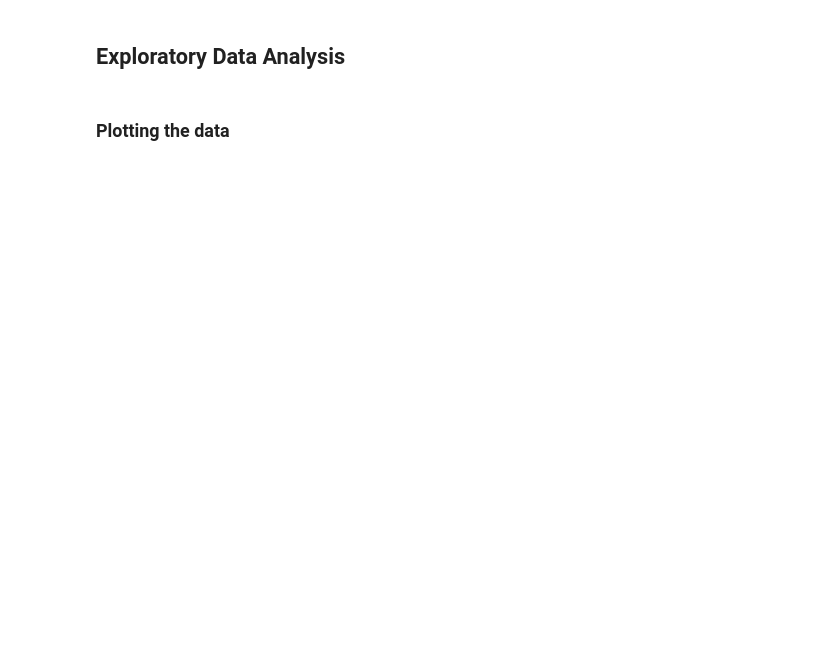
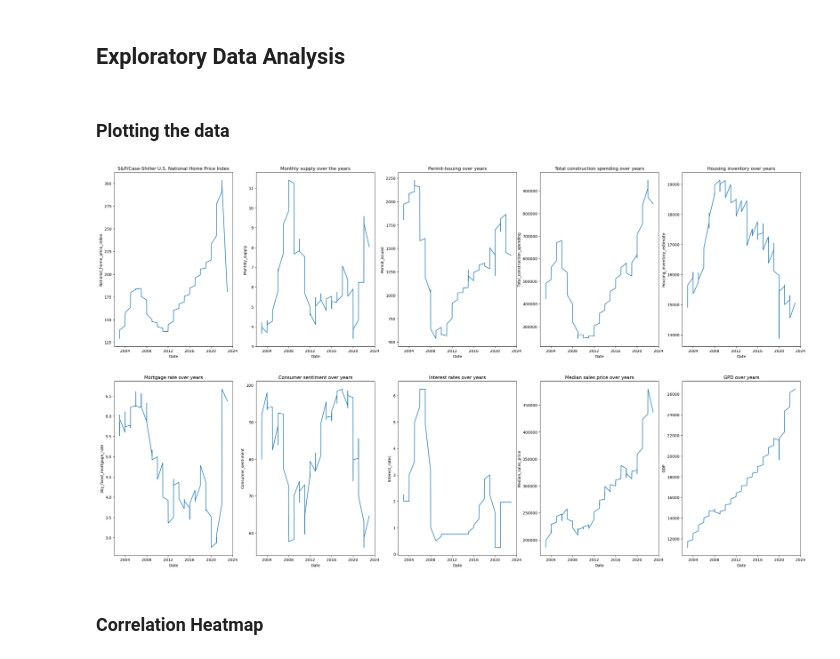
Before and after one commit to codeefy/Machine-Learning-Project, a Jupyter notebook: US Home Price Prediction/homenotebook.ipynb, the cells around one changed output. Cells and saved outputs as stored; diff of their text form; code cells hidden in the pictures; blank space fills up the shorter version.

```diff
--- a/US Home Price Prediction/homenotebook.ipynb
+++ b/US Home Price Prediction/homenotebook.ipynb
@@ -252,3 +256,32 @@ df_merged.head()
 ## Exploratory Data Analysis
 # %% [markdown]
 ### Plotting the data
+# %%
+figure,ax = plt.subplots(nrows = 2,ncols = 5,figsize=(32,18))
+
+sns.lineplot(ax = ax[0,0],x='Date',y='National_home_price_index',data = df_merged);
+sns.lineplot(ax = ax[0,1],x='Date',y='Monthly_supply',data = df_merged);
+sns.lineplot(ax = ax[0,2],x='Date',y='Permit_issued',data = df_merged);
+sns.lineplot(ax = ax[0,3],x='Date',y='Total_construction_spending',data = df_merged);
+sns.lineplot(ax = ax[0,4],x='Date',y='Housing_inventory_estimate',data = df_merged);
+sns.lineplot(ax = ax[1,0],x='Date',y='30y_fixed_mortgage_rate',data = df_merged);
+
+sns.lineplot(ax = ax[1,1],x='Date',y='Consumer_sentiment',data = df_merged);
+sns.lineplot(ax = ax[1,2],x='Date',y='Interest_rates',data =df_merged);
+sns.lineplot(ax = ax[1,3],x='Date',y='Median_sales_price',data =df_merged);
+sns.lineplot(ax = ax[1,4],x='Date',y='GDP',data = df_merged);
+
+ax[0,0].title.set_text('S&P/Case-Shiller U.S. National Home Price Index')
+ax[0,1].title.set_text('Monthly supply over the years')
+ax[0,2].title.set_text('Permit-Issuing over years')
+ax[0,3].title.set_text('Total construction spending over years')
+ax[0,4].title.set_text('Housing inventory over years')
+ax[1,0].title.set_text('Mortgage rate over years')
+ax[1,1].title.set_text('Consumer sentiment over years')
+ax[1,2].title.set_text('Interest rates over years')
+ax[1,3].title.set_text('Median sales price over years')
+ax[1,4].title.set_text('GPD over years')
+# %% [output]
+[figure, added]
+# %% [markdown]
+### Correlation Heatmap
```
Also changed, not shown: parts of 3 cells of this notebook.
